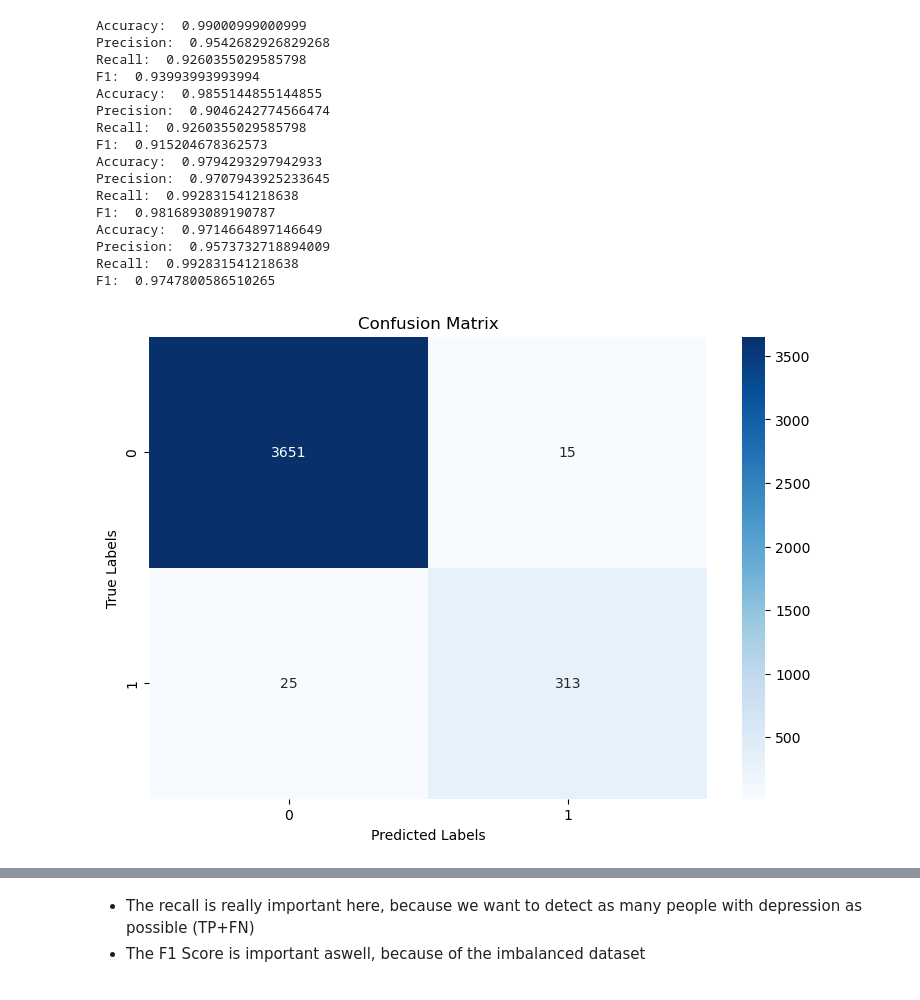
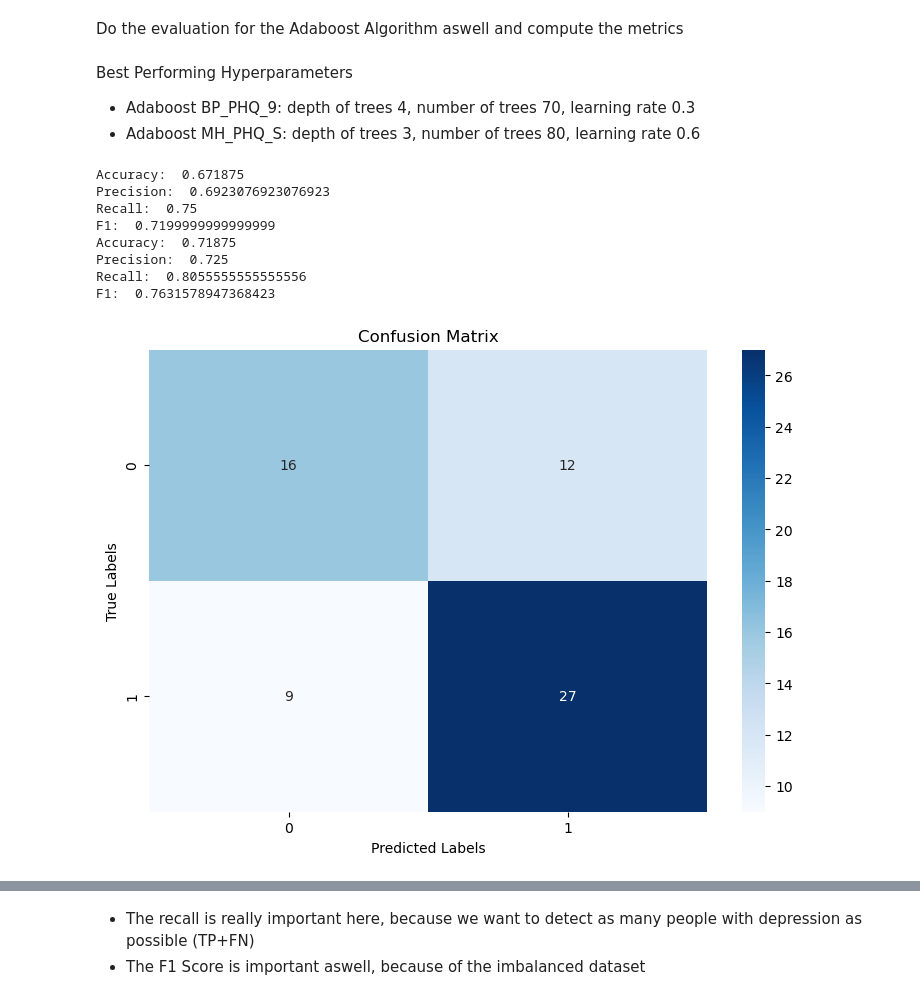
Before and after one commit to tam4x/Depression_Level_Classifier, a Jupyter notebook: Pier/Evaluation.ipynb, the cells around one changed output, grey strips where cells are left out. Cells and saved outputs as stored; diff of their text form; code cells hidden in the pictures.

Commit message:
finished models and worked on EDA

```diff
--- a/Pier/Evaluation.ipynb
+++ b/Pier/Evaluation.ipynb
@@ -38,12 +47,11 @@ hidden_size = 128
 device = torch.device('cuda' if torch.cuda.is_available() else 'cpu')
 
 depression_classifier = 'BP_PHQ_9'
-sample_version = 1
 
-model_phq_9 = Depression_Classifier_v_2(input_size, hidden_size).to(device)
+model_phq_9 = Depression_Classifier_v_1(input_size, hidden_size).to(device)
 model_phq_9.load_state_dict(torch.load('Models/BP_PHQ_9.pth'))
 model_phq_9.eval()
-true_labels_all, predicted_labels_all, predicted_probabilites, TN, FP, FN, TP = evaluate(model_phq_9, device, depression_classifier, sample_version)
+true_labels_all, predicted_labels_all, predicted_probabilites, TN, FP, FN, TP = evaluate(model_phq_9, device, depression_classifier)
 
 
 accuracy, precision, recall, f1, FNR = compute_metrics(TN, FP, FN, TP)
@@ -52,7 +60,7 @@ print('Precision: ', precision)
 print('Recall: ', recall)
 print('F1: ', f1)
 
-model.append('MLP_' + depression_classifier + f'_v{sample_version}')
+model.append('MLP_' + depression_classifier)
 accuracys.append(accuracy)
 precisions.append(precision)
 recalls.append(recall)
@@ -74,11 +84,11 @@ F1:  0.7730061349693252
 # %%
 depression_classifier = 'MH_PHQ_S'
-sample_version = 1
+
 
 model_mh_phq_s = Depression_Classifier_v_2(input_size, hidden_size).to(device)
 model_mh_phq_s.load_state_dict(torch.load('Models/MH_PHQ_S.pth'))
 model_mh_phq_s.eval()
-true_labels_all, predicted_labels_all, predicted_probabilites, TN, FP, FN, TP = evaluate(model_mh_phq_s, device, 'MH_PHQ_S', sample_version)
+true_labels_all, predicted_labels_all, predicted_probabilites, TN, FP, FN, TP = evaluate(model_mh_phq_s, device, depression_classifier)
 
 
 accuracy, precision, recall, f1, FNR = compute_metrics(TN, FP, FN, TP)
@@ -87,7 +97,7 @@ print('Precision: ', precision)
 print('Recall: ', recall)
 print('F1: ', f1)
 
-model.append('MLP_' + depression_classifier + f'_v{sample_version}')
+model.append('MLP_' + depression_classifier)
 accuracys.append(accuracy)
 precisions.append(precision)
 recalls.append(recall)
@@ -189,24 +120,23 @@ F1:  0.9483568075117371
+# %% [markdown]
+Do the evaluation for the Adaboost Algorithm aswell and compute the metrics
+# %% [markdown]
+Best Performing Hyperparameters
+- Adaboost BP_PHQ_9: depth of trees 4, number of trees 70, learning rate 0.3
+- Adaboost MH_PHQ_S: depth of trees 3, number of trees 80, learning rate 0.6
 # %%
-depression_classifiers = ['BP_PHQ_9','MH_PHQ_S', 'BP_PHQ_9', 'MH_PHQ_S']
-sample_version = [1,1,2,2]
+depression_classifiers = ['BP_PHQ_9','MH_PHQ_S']
 
 
 #Using the optimal hyperparameters to get metrices and scores
-learning_rates = [0.8,1,0.3,1]
-depth = 4
-n_estimators = [100, 100, 90, 100]
+learning_rates = [0.3,0.6]
+depth = [4,3]
+n_estimators = [70,80]
 
-for i in range(4):
+for i in range(2):
     if depression_classifiers[i] == 'BP_PHQ_9':
-        if sample_version[i] == 1:
-            df = pd.read_csv('..\data\Threshold_3_Operator_-_Depressionfeature_BP_PHQ_9_PercentofDataset_100.csv')
-        else:
-            df = pd.read_csv('..\data\Threshold_3_Operator_-_Depressionfeature_BP_PHQ_9_PercentofDataset_100_v2.csv')
+            df = pd.read_csv('../data/Threshold_3_Operator_-_Depressionfeature_BP_PHQ_9_PercentofDataset_100.csv')
     elif depression_classifier[i] == 'MH_PHQ_S':
-        if sample_version[i] == 1:
-            df = pd.read_csv('..\data\Threshold_10_Operator_-_Depressionfeature_MH_PHQ_S_PercentofDataset_100.csv')
-        else:
-            df = pd.read_csv('..\data\Threshold_10_Operator_-_Depressionfeature_MH_PHQ_S_PercentofDataset_100_v2.csv')
+            df = pd.read_csv('../data/Threshold_15_Operator_-_Depressionfeature_MH_PHQ_S_PercentofDataset_100.csv')
 
     features = []
     targets = []
@@ -221,9 +151,9 @@ for i in range(4):
     features = np.array(features, dtype=np.float32)
     targets = np.array(targets, dtype=np.int16)
 
-    X_train, X_test, y_train, y_test = train_test_split(features,targets, test_size=0.2, random_state=42)
+    X_train, X_test, y_train, y_test = train_test_split(features,targets, test_size=0.1, random_state=42)
 
-    base_estimator = DecisionTreeClassifier(max_depth=depth)
+    base_estimator = DecisionTreeClassifier(max_depth=depth[i])
     ada_boost = AdaBoostClassifier(estimator=base_estimator, n_estimators=n_estimators[i], learning_rate=learning_rates[i], random_state=42)
     ada_boost.fit(X_train, y_train)
     y_pred = ada_boost.predict(X_test)
@@ -236,49 +166,41 @@ for i in range(4):
     plt.figure(figsize=(9, 6))
     sns.heatmap(cm, annot=True, fmt='d', cmap='Blues')
     plt.xlabel('Predicted Labels')
     plt.ylabel('True Labels')
     plt.title('Confusion Matrix')
-    plt.savefig(f'Confusion_Matrix/Confusion_Matrix_Adaboost_{depression_classifiers[i]}_v{sample_version[i]}.png')
+    plt.savefig(f'Confusion_Matrix/Confusion_Matrix_Adaboost_{depression_classifiers[i]}.png')
 
     TN, FP, FN, TP = cm.ravel()
     accuracy = (TP + TN) / (TP + TN + FP + FN)
     precision = TP / (TP + FP)
     recall = TP / (TP + FN) # True positive rate
     FNR = FN / (TP + FN) # False negative rate
     f1 = 2 * (precision * recall) / (precision + recall)
 
     print('Accuracy: ', accuracy)
     print('Precision: ', precision)
     print('Recall: ', recall)
     print('F1: ', f1)
     accuracys.append(accuracy)
     precisions.append(precision)
     recalls.append(recall)
     f1_scores.append(f1)
-    model.append('AdaBoost_' + depression_classifiers[i] + f'_v{sample_version[i]}')
+    model.append('AdaBoost_' + depression_classifiers[i])
     # Compute TPR and FPR
     fpr, tpr, threshold = roc_curve(y_test, predicted_probabilites)
     fprs.append(fpr)
     tprs.append(tpr)
     thresholds.append(threshold)
     # Calculate AUC (Area Under the Curve)
     auc.append(roc_auc_score(y_test, predicted_probabilites))
     #auc.append(create_roc(y_pred, predicted_probabilites, depression_classifier, sample_version, model_name='AdaBoost'))
 # %% [output]
-Accuracy:  0.99000999000999
-Precision:  0.9542682926829268
-Recall:  0.9260355029585798
-F1:  0.93993993993994
-Accuracy:  0.9855144855144855
-Precision:  0.9046242774566474
-Recall:  0.9260355029585798
-F1:  0.915204678362573
-Accuracy:  0.9794293297942933
-Precision:  0.9707943925233645
-Recall:  0.992831541218638
-F1:  0.9816893089190787
-Accuracy:  0.9714664897146649
-Precision:  0.9573732718894009
-Recall:  0.992831541218638
-F1:  0.9747800586510265
+Accuracy:  0.671875
+Precision:  0.6923076923076923
+Recall:  0.75
+F1:  0.7199999999999999
+Accuracy:  0.71875
+Precision:  0.725
+Recall:  0.8055555555555556
+F1:  0.7631578947368423
-[figure, old version]
+[figure, new version]
```
Also changed, not shown: parts of 16 cells of this notebook, 41 other files.
